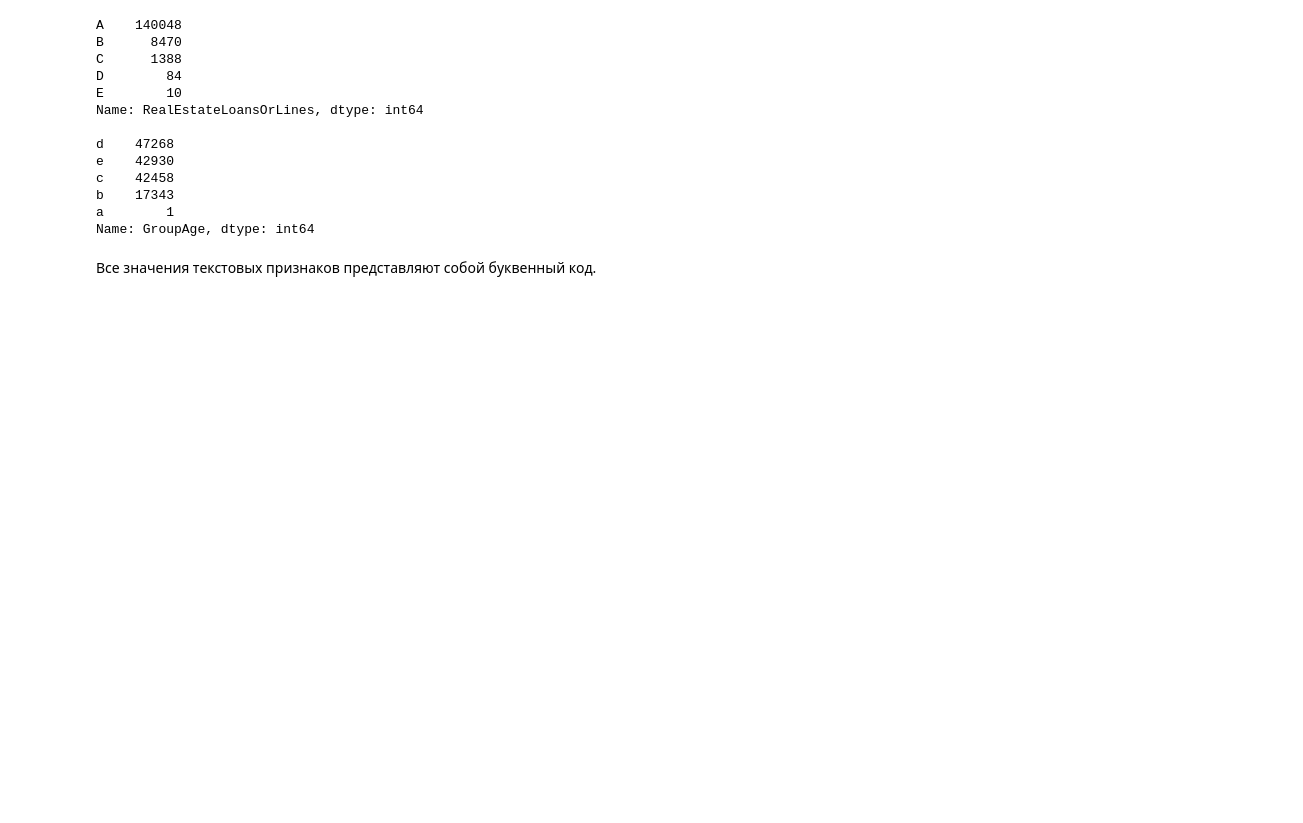
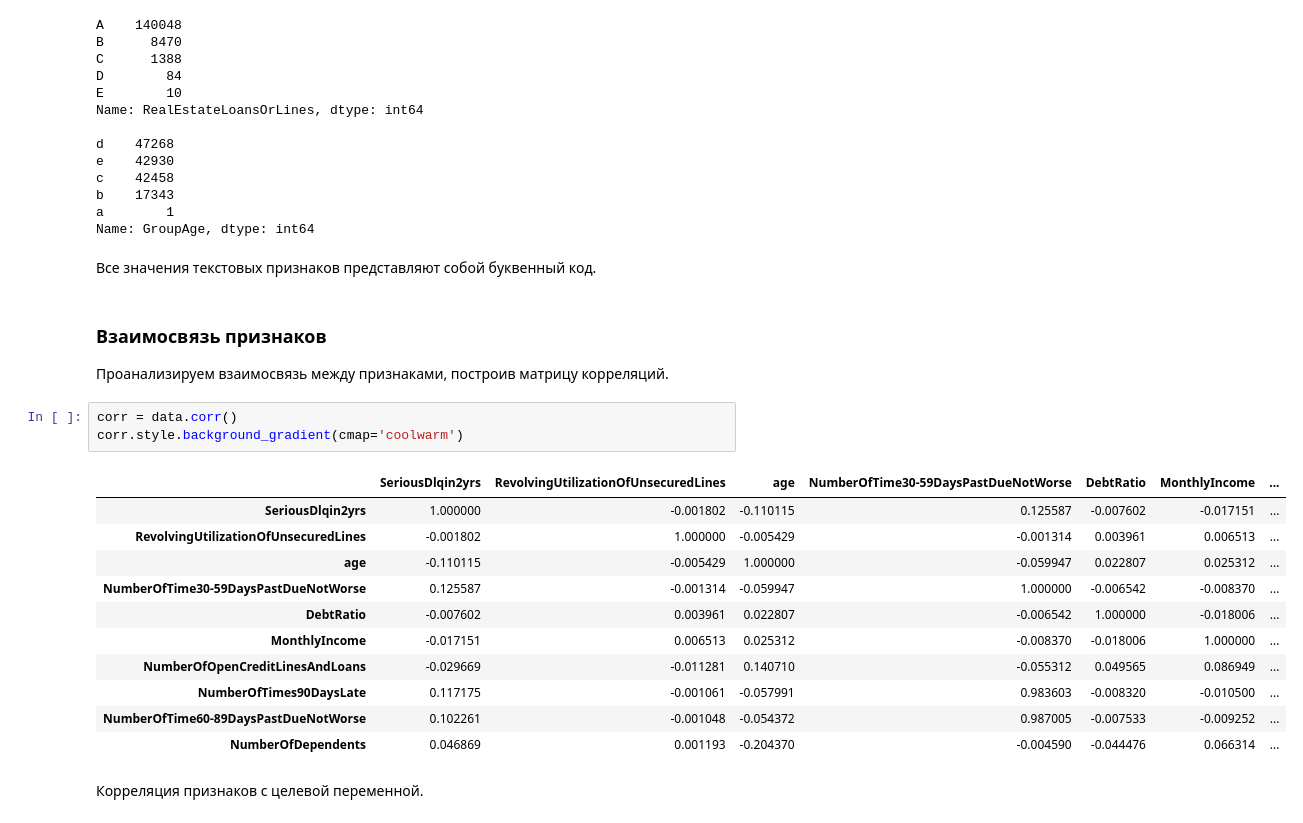
Before and after one commit to mikhpo/ds-for-non-ds, a Jupyter notebook: notebooks/credit_scoring.ipynb, the cells around one changed output. Drawn from its saved outputs; the diff is of its cells as text; blank space fills up the shorter version.

```diff
--- a/notebooks/credit_scoring.ipynb
+++ b/notebooks/credit_scoring.ipynb
@@ -211,3 +267,24 @@ a        1
 Name: GroupAge, dtype: int64
 # %% [markdown]
 Все значения текстовых признаков представляют собой буквенный код.
+# %% [markdown]
+### Взаимосвязь признаков
+
+Проанализируем взаимосвязь между признаками, построив матрицу корреляций.
+# %%
+corr = data.corr()
+corr.style.background_gradient(cmap='coolwarm')
+# %% [output]
+|  | SeriousDlqin2yrs | RevolvingUtilizationOfUnsecuredLines | age | NumberOfTime30-59DaysPastDueNotWorse | DebtRatio | MonthlyIncome | ... |
+| SeriousDlqin2yrs | 1.000000 | -0.001802 | -0.110115 | 0.125587 | -0.007602 | -0.017151 | ... |
+| RevolvingUtilizationOfUnsecuredLines | -0.001802 | 1.000000 | -0.005429 | -0.001314 | 0.003961 | 0.006513 | ... |
+| age | -0.110115 | -0.005429 | 1.000000 | -0.059947 | 0.022807 | 0.025312 | ... |
+| NumberOfTime30-59DaysPastDueNotWorse | 0.125587 | -0.001314 | -0.059947 | 1.000000 | -0.006542 | -0.008370 | ... |
+| DebtRatio | -0.007602 | 0.003961 | 0.022807 | -0.006542 | 1.000000 | -0.018006 | ... |
+| MonthlyIncome | -0.017151 | 0.006513 | 0.025312 | -0.008370 | -0.018006 | 1.000000 | ... |
+| NumberOfOpenCreditLinesAndLoans | -0.029669 | -0.011281 | 0.140710 | -0.055312 | 0.049565 | 0.086949 | ... |
+| NumberOfTimes90DaysLate | 0.117175 | -0.001061 | -0.057991 | 0.983603 | -0.008320 | -0.010500 | ... |
+| NumberOfTime60-89DaysPastDueNotWorse | 0.102261 | -0.001048 | -0.054372 | 0.987005 | -0.007533 | -0.009252 | ... |
+| NumberOfDependents | 0.046869 | 0.001193 | -0.204370 | -0.004590 | -0.044476 | 0.066314 | ... |
+# %% [markdown]
+Корреляция признаков с целевой переменной.
```
Also changed, not shown: parts of 21 cells of this notebook.
